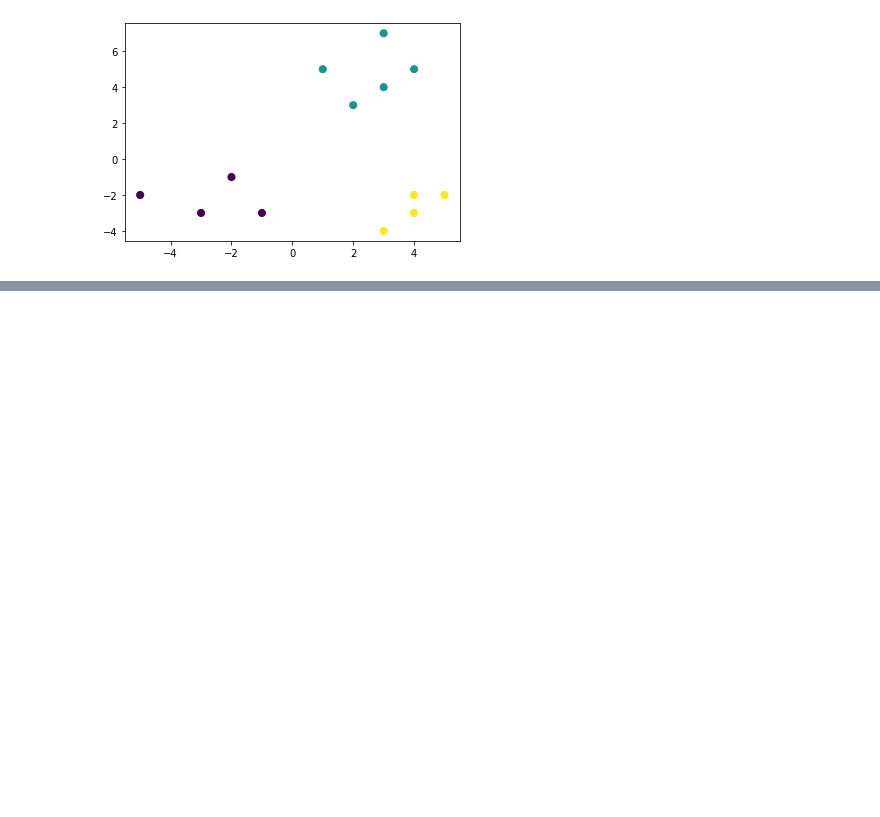
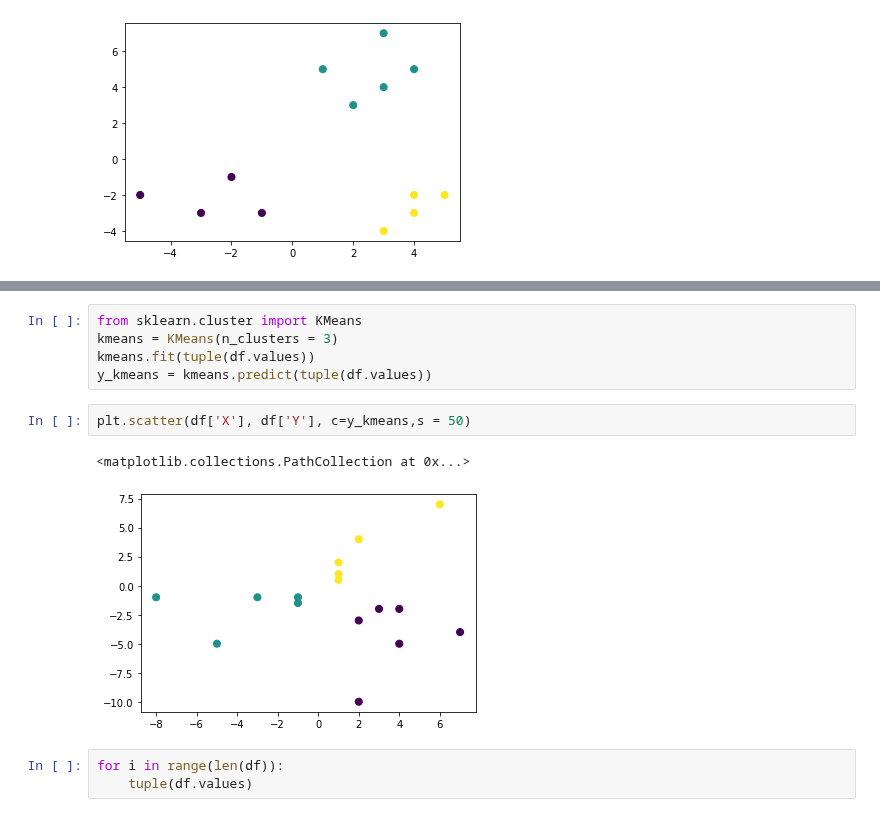
Before and after one commit to anidec25/Linear-Regression, a Jupyter notebook: k-means/kmeans.ipynb, the cells around one changed output, grey strips where cells are left out. Drawn from its saved outputs; the diff is of its cells as text; blank space fills up the shorter version.

```diff
--- a/k-means/kmeans.ipynb
+++ b/k-means/kmeans.ipynb
@@ -128,0 +164,13 @@ plt.scatter(x, y, c= y_kmeans,s = 50)
+# %%
+from sklearn.cluster import KMeans
+kmeans = KMeans(n_clusters = 3)
+kmeans.fit(tuple(df.values))
+y_kmeans = kmeans.predict(tuple(df.values))
+# %%
+plt.scatter(df['X'], df['Y'], c=y_kmeans,s = 50)
+# %% [output]
+<matplotlib.collections.PathCollection at 0x...>
+[figure, added]
+# %%
+for i in range(len(df)):
+    tuple(df.values)
```
Also changed, not shown: parts of 11 cells of this notebook.
